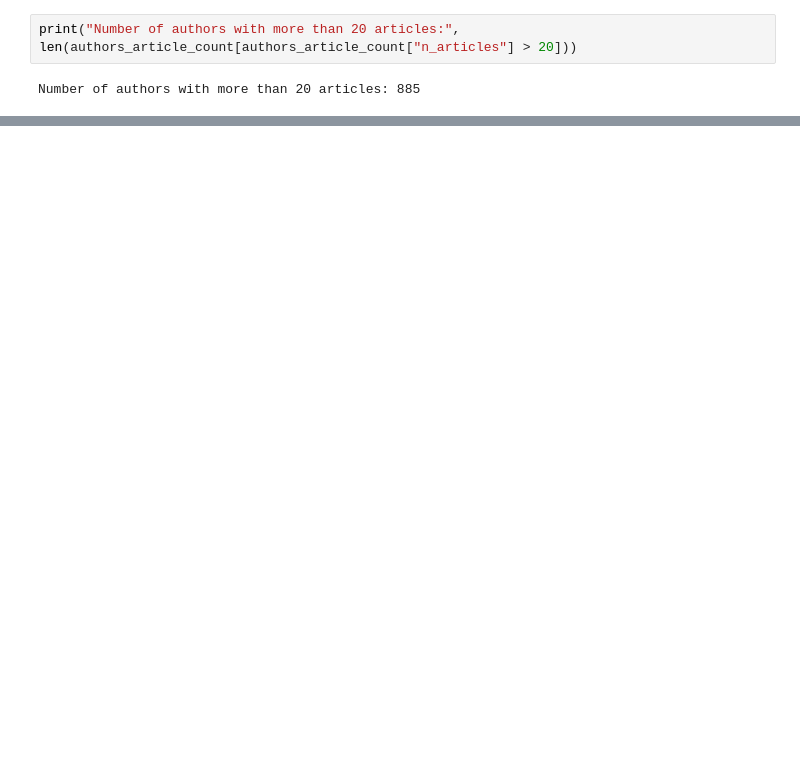
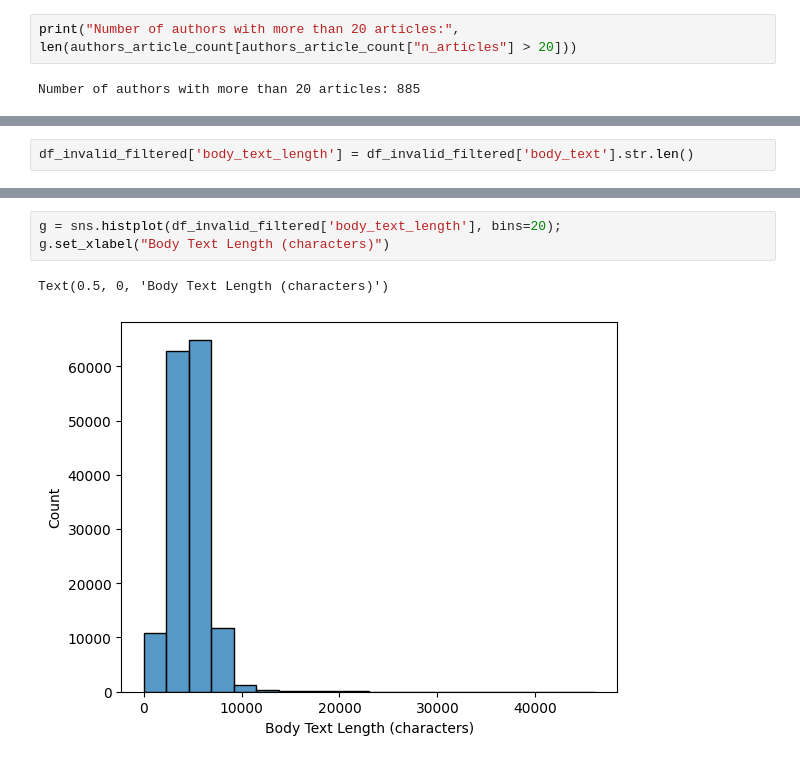
Before and after one commit to ste-z/hearhear, a Jupyter notebook: backend/guardian_data_exploration.ipynb, the cells around one changed output, grey strips where cells are left out. Cells and saved outputs as stored; diff of their text form; blank space fills up the shorter version.

```diff
--- a/backend/guardian_data_exploration.ipynb
+++ b/backend/guardian_data_exploration.ipynb
@@ -153,0 +206,2 @@ g.set_xticklabels(g.get_xticklabels(), rotation=90);
+# %%
+df_invalid_filtered['body_text_length'] = df_invalid_filtered['body_text'].str.len()
@@ -153,0 +277,6 @@ g.set_xticklabels(g.get_xticklabels(), rotation=90);
+# %%
+g = sns.histplot(df_invalid_filtered['body_text_length'], bins=20);
+g.set_xlabel("Body Text Length (characters)")
+# %% [output]
+Text(0.5, 0, 'Body Text Length (characters)')
+[figure, added]
```
Also changed, not shown: parts of 38 cells of this notebook, 3 other files.
